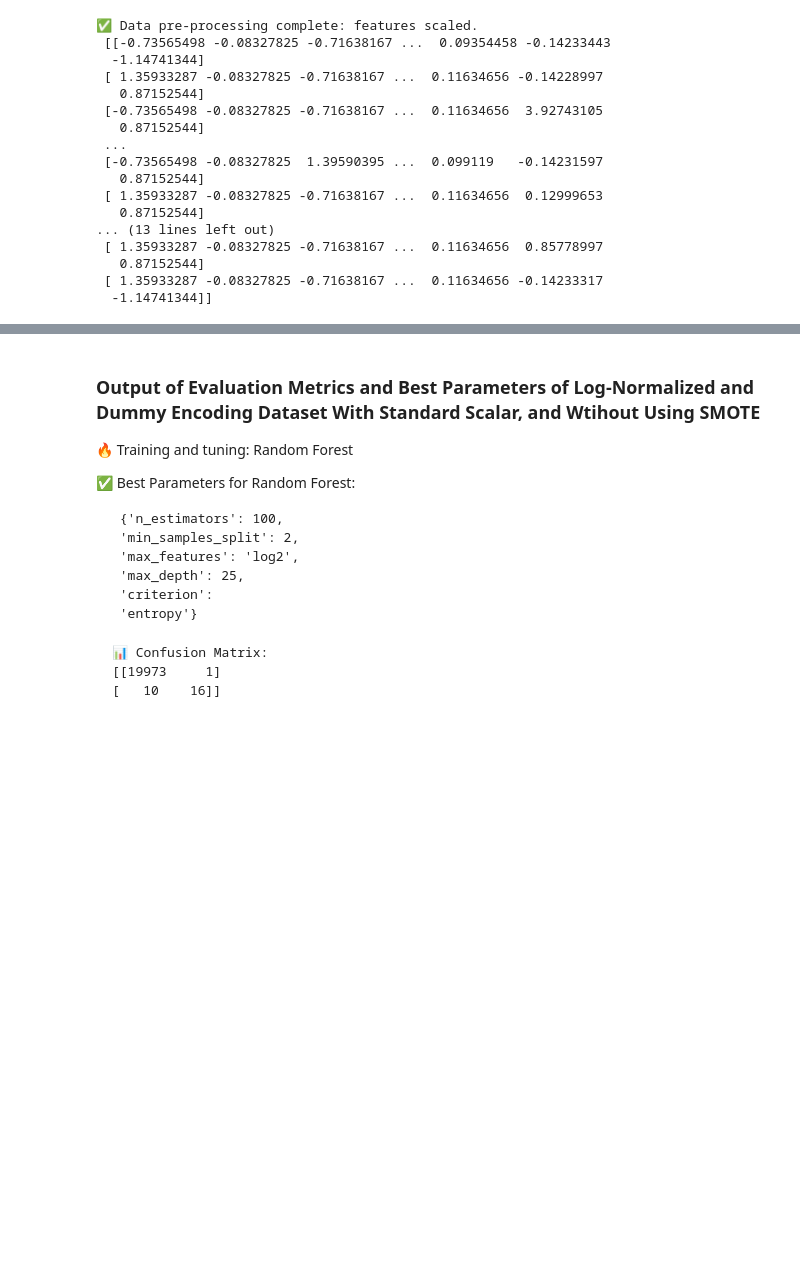
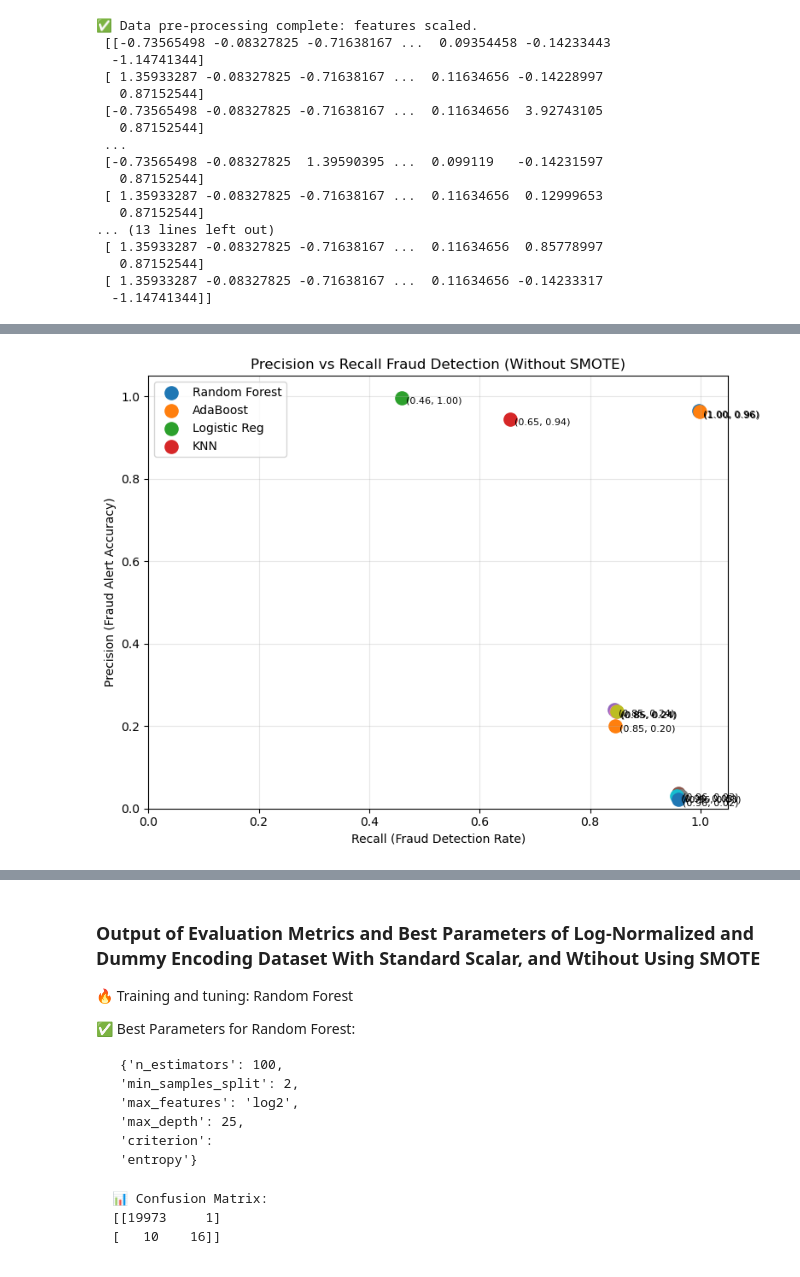
Before and after one commit to DataEden/fari-tech-portfolio, a Jupyter notebook: applied-data-science-machine-learning/ml-fraud-detection/notebooks/model_train.ipynb, the cells around one changed output, grey strips where cells are left out. Saved outputs shown, nothing was run; the diff lists cells and outputs as text; code cells hidden in the pictures; blank space fills up the shorter version.

```diff
--- a/applied-data-science-machine-learning/ml-fraud-detection/notebooks/model_train.ipynb
+++ b/applied-data-science-machine-learning/ml-fraud-detection/notebooks/model_train.ipynb
@@ -216,11 +489,11 @@ param_grids = {
 # %%
-# Step 6: Define classifiers for training
+# Step 6.1-original: Define classifiers for training
 # Without SMOTE
 models = {
     "Random Forest": RandomForestClassifier(random_state=42),
     "AdaBoost": AdaBoostClassifier(estimator=DecisionTreeClassifier(random_state=42), random_state=42),
-    "Logistic Regression": LogisticRegression(solver='saga', random_state=42),
-    "K-Nearest Neighbors": KNeighborsClassifier()
+    "Logistic Reg": LogisticRegression(solver='saga', random_state=42),
+    "KNN": KNeighborsClassifier()
 }
 
 # Store best models
@@ -258,6 +531,15 @@ for name, model in models.items():
     print(f"✅ Best Parameters for {name}:\n", random_search.best_params_)
     print("📊 Confusion Matrix:\n", cm)
     print("\n📋 Classification Report:\n", report)
+
+    # Extract fraud-class metrics for later plotting/table output
+    row = extract_fraud_metrics(
+        model_name=name,
+        y_true=y_test,
+        y_pred=yhat,
+        workflow="No SMOTE"
+    )
+    results_rows.append(row)
 # %% [output]
 🔥 Training and tuning: Random Forest
 ✅ Best Parameters for Random Forest:
@@ -278,0 +578,4 @@ weighted avg      0.999     0.999     0.999     20000
+# %%
+# dataframe of results
+results = pd.DataFrame(results_rows)
+display(results)
@@ -278,0 +588,39 @@ weighted avg      0.999     0.999     0.999     20000
+# %%
+import numpy as np
+import matplotlib.pyplot as plt
+
+plt.figure(figsize=(8, 6))
+
+seen = set()
+
+for _, row in results.iterrows():
+    # Apply jitter
+    x = row["Recall"] + np.random.uniform(-0.005, 0.005)
+    y = row["Precision"] + np.random.uniform(-0.005, 0.005)
+
+    label = row["Model"] if row["Model"] not in seen else None
+    seen.add(row["Model"])
+
+    plt.scatter(x, y, s=120, label=label)
+
+    # 🔢 Add numeric annotation
+    plt.text(
+        x + 0.008,
+        y - 0.015,
+        f"({row['Recall']:.2f}, {row['Precision']:.2f})",
+        fontsize=8
+    )
+
+plt.title("Precision vs Recall Fraud Detection (Without SMOTE)")
+plt.xlabel("Recall (Fraud Detection Rate)")
+plt.ylabel("Precision (Fraud Alert Accuracy)")
+plt.xlim(0, 1.05)
+plt.ylim(0, 1.05)
+plt.grid(alpha=0.3)
+plt.legend()
+plt.tight_layout()
+
+plt.savefig("../assets/charts/model-performance-without-smote-precision-recall.png", dpi=300)
+plt.show()
+# %% [output]
+[figure, added]
```
Also changed, not shown: parts of 30 cells of this notebook.
